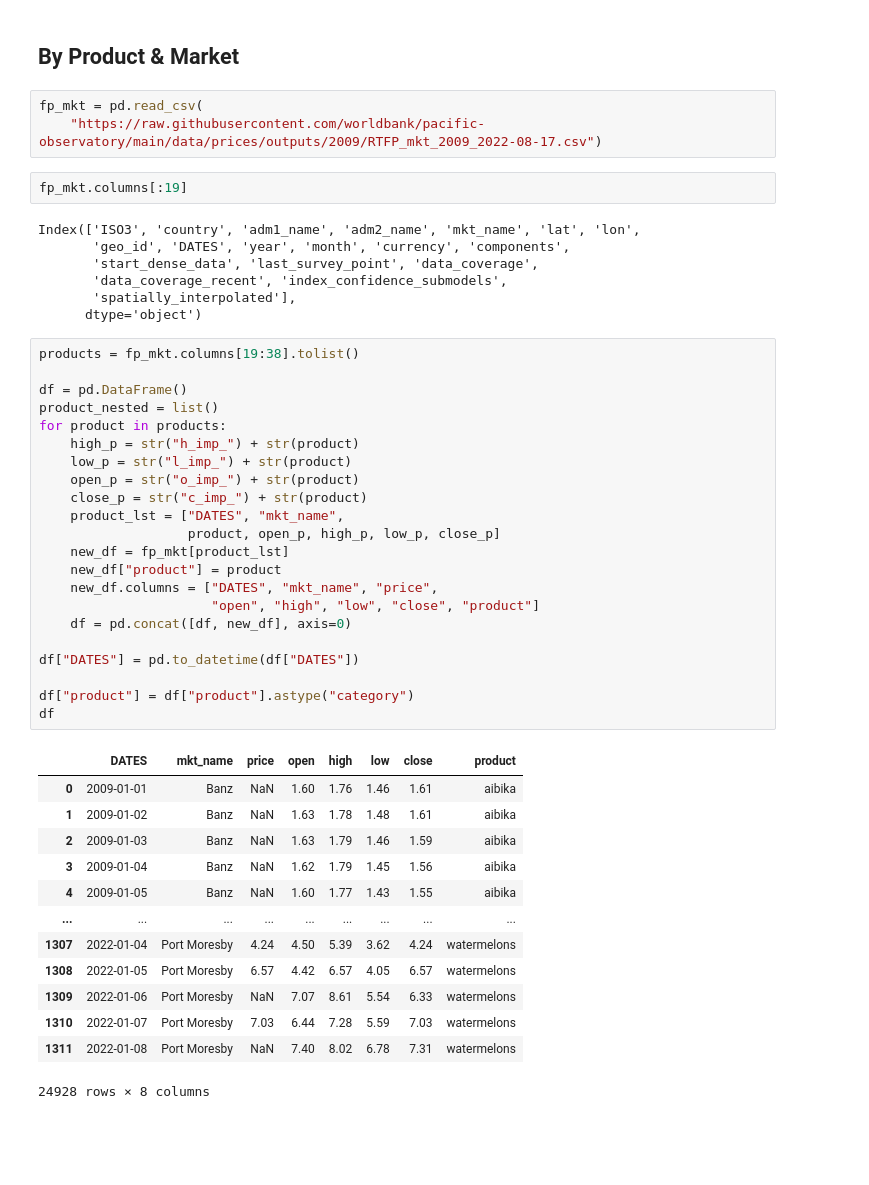
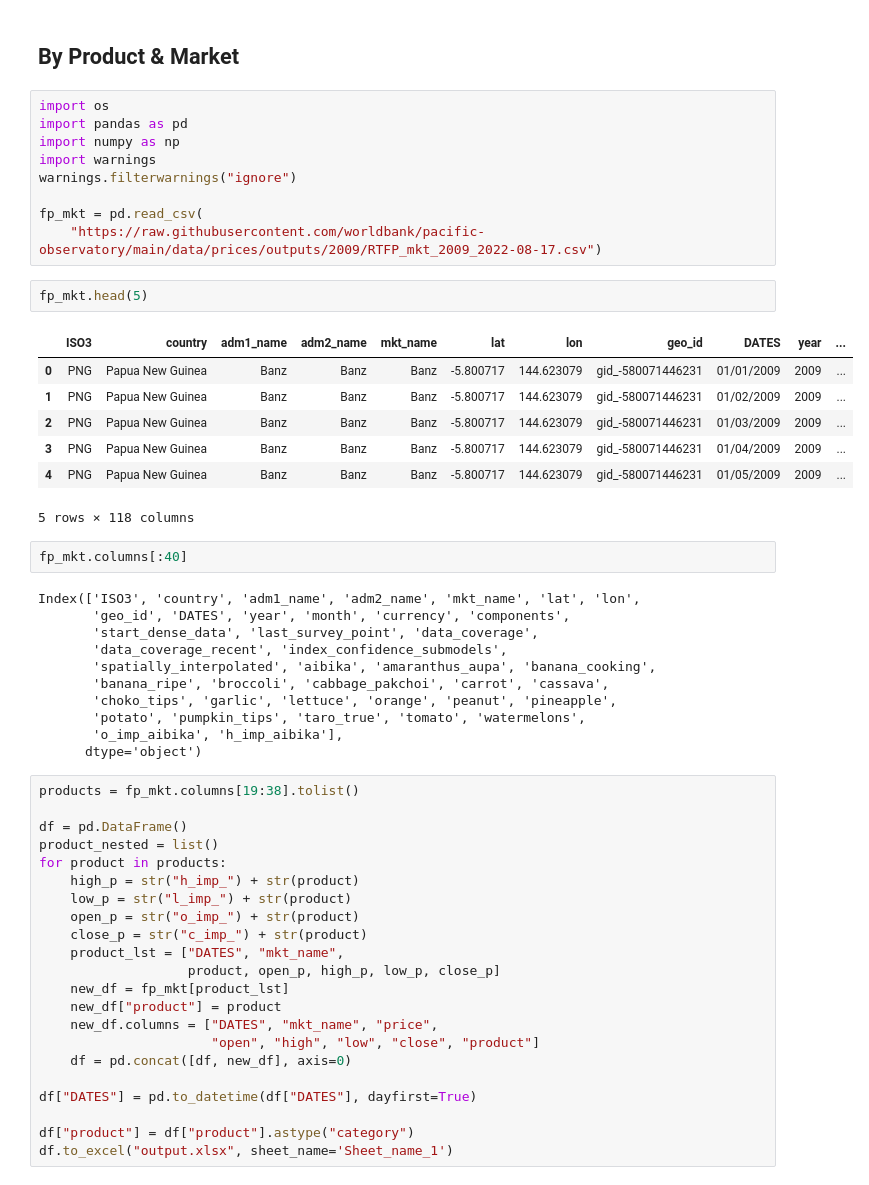
Before and after one commit to worldbank/pacific-observatory, a Jupyter notebook: scripts/notebooks/PriceViz.ipynb, the cells around one changed output. Cells and saved outputs as stored; diff of their text form; blank space fills up the shorter version.

```diff
--- a/scripts/notebooks/PriceViz.ipynb
+++ b/scripts/notebooks/PriceViz.ipynb
@@ -113,16 +113,36 @@ fig.write_html("candlestick.html")
 # %% [markdown]
 ## By Product & Market
 # %%
+import os
+import pandas as pd
+import numpy as np
+import warnings
+warnings.filterwarnings("ignore")
+
 fp_mkt = pd.read_csv(
     "https://raw.githubusercontent.com/worldbank/pacific-observatory/main/data/prices/outputs/2009/RTFP_mkt_2009_2022-08-17.csv")
+# %%
+fp_mkt.head(5)
+# %% [output]
+|  | ISO3 | country | adm1_name | adm2_name | mkt_name | lat | lon | geo_id | DATES | year | ... |
+| 0 | PNG | Papua New Guinea | Banz | Banz | Banz | -5.800717 | 144.623079 | gid_-580071446231 | 01/01/2009 | 2009 | ... |
+| 1 | PNG | Papua New Guinea | Banz | Banz | Banz | -5.800717 | 144.623079 | gid_-580071446231 | 01/02/2009 | 2009 | ... |
+| 2 | PNG | Papua New Guinea | Banz | Banz | Banz | -5.800717 | 144.623079 | gid_-580071446231 | 01/03/2009 | 2009 | ... |
+| 3 | PNG | Papua New Guinea | Banz | Banz | Banz | -5.800717 | 144.623079 | gid_-580071446231 | 01/04/2009 | 2009 | ... |
+| 4 | PNG | Papua New Guinea | Banz | Banz | Banz | -5.800717 | 144.623079 | gid_-580071446231 | 01/05/2009 | 2009 | ... |
+5 rows × 118 columns
 # %%
-fp_mkt.columns[:19]
+fp_mkt.columns[:40]
 # %% [output]
 Index(['ISO3', 'country', 'adm1_name', 'adm2_name', 'mkt_name', 'lat', 'lon',
        'geo_id', 'DATES', 'year', 'month', 'currency', 'components',
        'start_dense_data', 'last_survey_point', 'data_coverage',
        'data_coverage_recent', 'index_confidence_submodels',
-       'spatially_interpolated'],
+       'spatially_interpolated', 'aibika', 'amaranthus_aupa', 'banana_cooking',
+       'banana_ripe', 'broccoli', 'cabbage_pakchoi', 'carrot', 'cassava',
+       'choko_tips', 'garlic', 'lettuce', 'orange', 'peanut', 'pineapple',
+       'potato', 'pumpkin_tips', 'taro_true', 'tomato', 'watermelons',
+       'o_imp_aibika', 'h_imp_aibika'],
       dtype='object')
 # %%
 products = fp_mkt.columns[19:38].tolist()
@@ -142,24 +162,10 @@ for product in products:
                       "open", "high", "low", "close", "product"]
     df = pd.concat([df, new_df], axis=0)
 
-df["DATES"] = pd.to_datetime(df["DATES"])
+df["DATES"] = pd.to_datetime(df["DATES"], dayfirst=True)
 
 df["product"] = df["product"].astype("category")
-df
+df.to_excel("output.xlsx", sheet_name='Sheet_name_1')
-# %% [output]
-|  | DATES | mkt_name | price | open | high | low | close | product |
-| 0 | 2009-01-01 | Banz | NaN | 1.60 | 1.76 | 1.46 | 1.61 | aibika |
-| 1 | 2009-01-02 | Banz | NaN | 1.63 | 1.78 | 1.48 | 1.61 | aibika |
-| 2 | 2009-01-03 | Banz | NaN | 1.63 | 1.79 | 1.46 | 1.59 | aibika |
-| 3 | 2009-01-04 | Banz | NaN | 1.62 | 1.79 | 1.45 | 1.56 | aibika |
-| 4 | 2009-01-05 | Banz | NaN | 1.60 | 1.77 | 1.43 | 1.55 | aibika |
-| ... | ... | ... | ... | ... | ... | ... | ... | ... |
-| 1307 | 2022-01-04 | Port Moresby | 4.24 | 4.50 | 5.39 | 3.62 | 4.24 | watermelons |
-| 1308 | 2022-01-05 | Port Moresby | 6.57 | 4.42 | 6.57 | 4.05 | 6.57 | watermelons |
-| 1309 | 2022-01-06 | Port Moresby | NaN | 7.07 | 8.61 | 5.54 | 6.33 | watermelons |
-| 1310 | 2022-01-07 | Port Moresby | 7.03 | 6.44 | 7.28 | 5.59 | 7.03 | watermelons |
-| 1311 | 2022-01-08 | Port Moresby | NaN | 7.40 | 8.02 | 6.78 | 7.31 | watermelons |
-24928 rows × 8 columns
 # %%
 jscode_product = """
 
```
Also changed, not shown: parts of 6 cells of this notebook, 5 other files.
